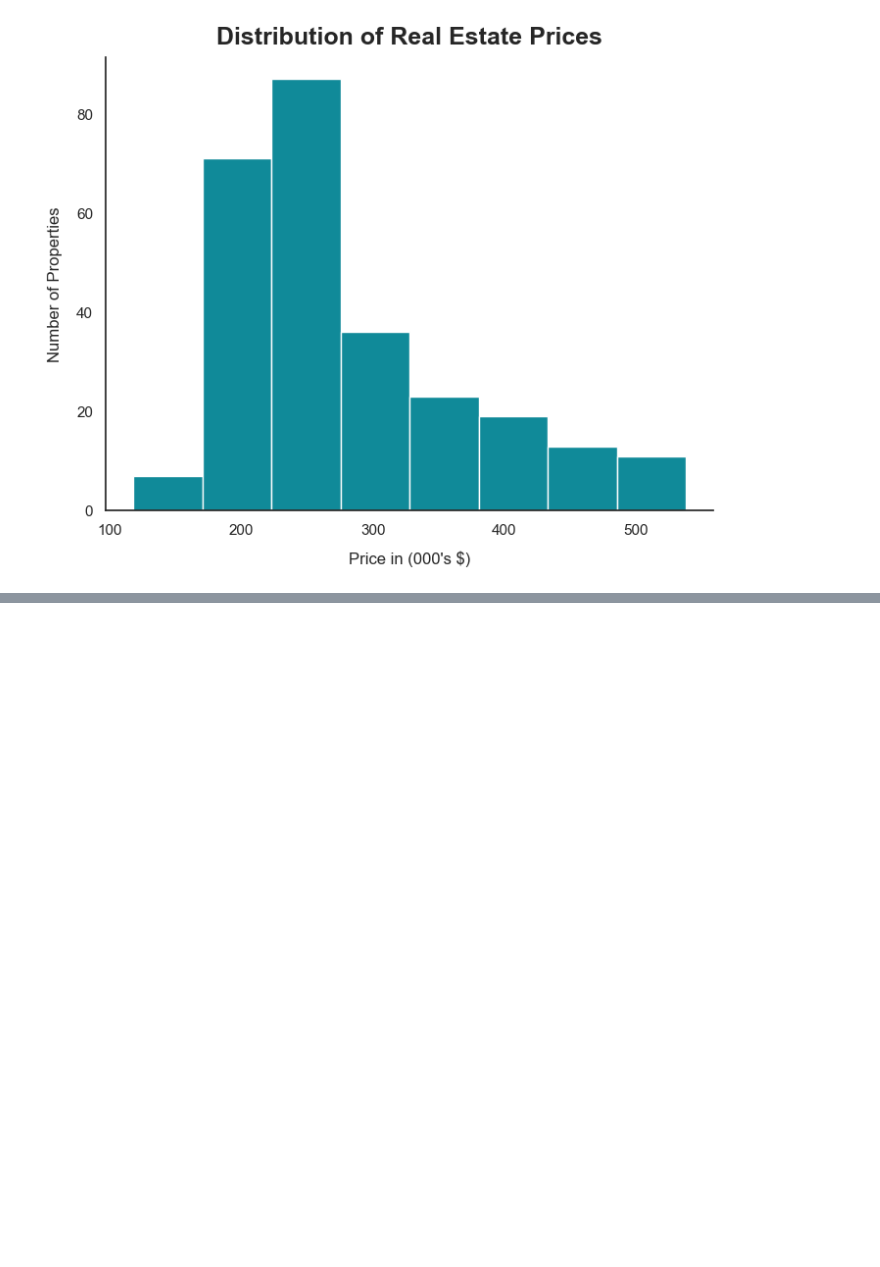
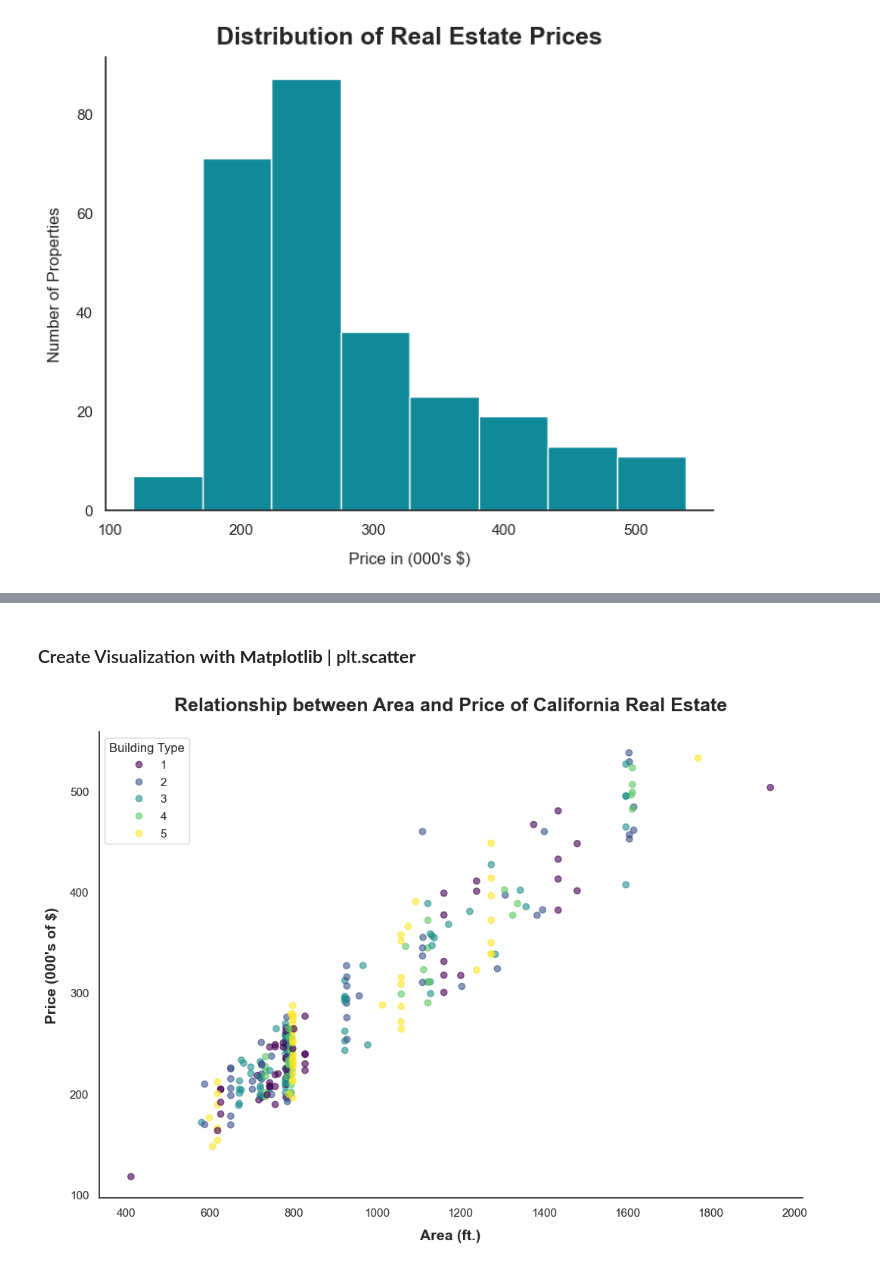
Before and after one commit to withraja/Data-Visualization-Tutorial, a Jupyter notebook: DataViz.ipynb, the cells around one changed output, grey strips where cells are left out. Drawn from its saved outputs; the diff is of its cells as text; code cells hidden in the pictures; blank space fills up the shorter version.

Commit message:
Scatterplot with Matplotlib

```diff
--- a/DataViz.ipynb
+++ b/DataViz.ipynb
@@ -385,0 +393,8 @@ plt.show()
+# %%
+import pandas as pd
+import matplotlib.pyplot as plt
+import seaborn as sns
+sns.set()
+# %%
+df_scatter = pd.read_csv("Scatterplot_Data.csv")
+df_scatter.head()
@@ -385,0 +408,27 @@ plt.show()
+# %% [markdown]
+### Create Visualization **with Matplotlib** | plt.**scatter**
+# %%
+plt.figure(figsize = (12, 8))
+sns.set_style("white")
+scatter = plt.scatter(df_scatter['Area (ft.)'], # x-axis
+            df_scatter['Price'],                # y-axis
+            alpha = 0.6,      # transparency level of points on the plot. Used to avoid overplotting
+            c = df_scatter['Building Type'],    # "c" stands for color, it must be an array with integer values or list of colors
+            cmap = 'viridis')  # color pallete in the matplotlib library
+
+# Formatting additional elements, such as legends, titles and axis labels
+plt.legend(*scatter.legend_elements(),  # *asterisk means "unpacking" --> unpack the scatter variable
+                                        # legend_elements automatically determine a useful number of legend entries to be shown. It will search for "c" and...
+                                        # search for how many differences in the "color" values
+           loc = "upper left",
+           title = "Building Type")
+plt.title("Relationship between Area and Price of California Real Estate",
+          fontsize = 18,
+          weight = "bold",
+          pad = 20)
+plt.xlabel("Area (ft.)", weight = "bold", fontsize = 14, labelpad = 10)
+plt.ylabel("Price (000's of $)", weight = "bold", fontsize = 14, labelpad = 10)
+sns.despine()
+plt.show()
+# %% [output]
+[figure, added]
```
Also changed, not shown: parts of 4 cells of this notebook, 1 other file.
